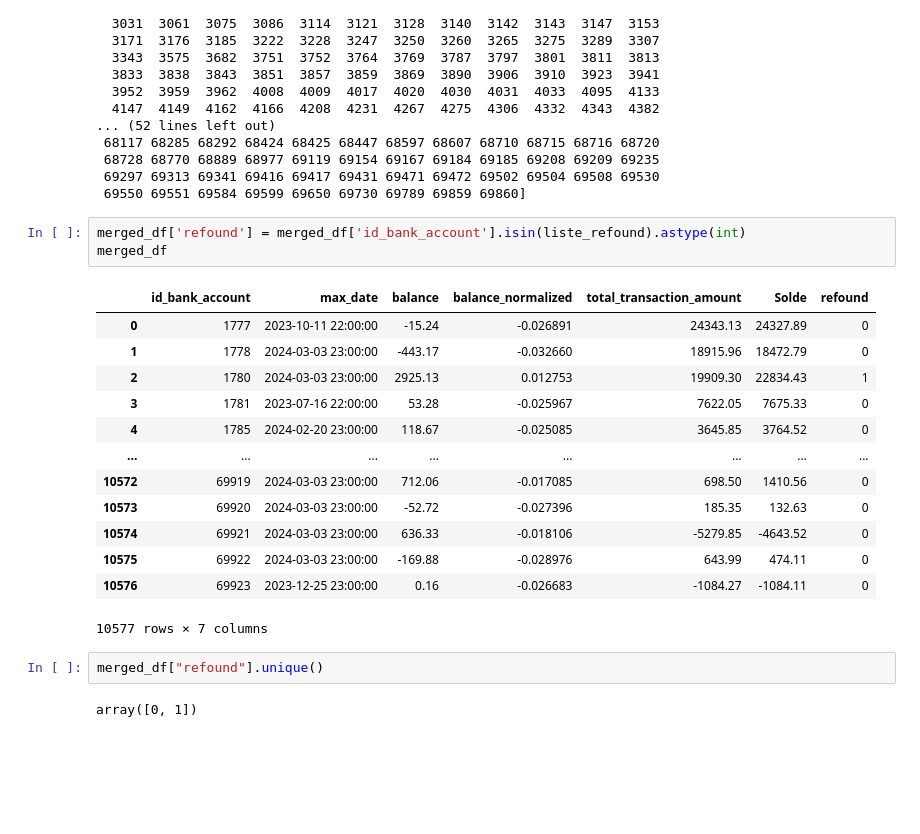
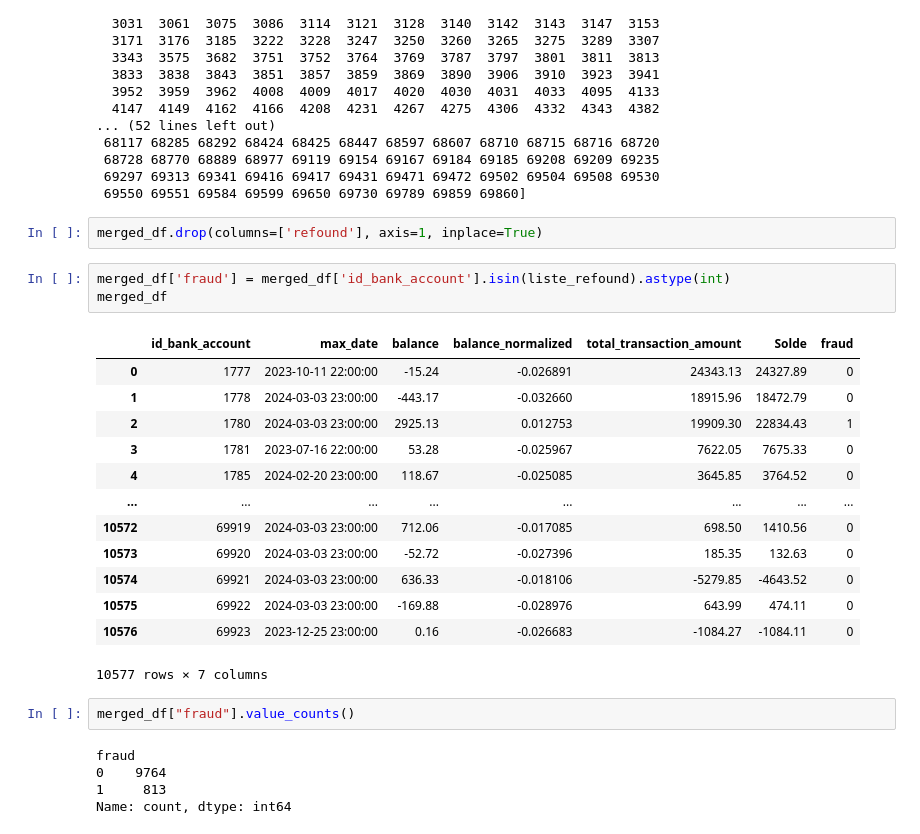
Before and after one commit to rouaabl/Projet-construction-d-un-score-d-octroi, a Jupyter notebook: start.ipynb, the cells around one changed output. Cells and saved outputs as stored; diff of their text form; blank space fills up the shorter version.

```diff
--- a/start.ipynb
+++ b/start.ipynb
@@ -426,11 +426,13 @@ print(liste_refound)
  68728 68770 68889 68977 69119 69154 69167 69184 69185 69208 69209 69235
  69297 69313 69341 69416 69417 69431 69471 69472 69502 69504 69508 69530
  69550 69551 69584 69599 69650 69730 69789 69859 69860]
+# %%
+merged_df.drop(columns=['refound'], axis=1, inplace=True)
 # %%
-merged_df['refound'] = merged_df['id_bank_account'].isin(liste_refound).astype(int)
+merged_df['fraud'] = merged_df['id_bank_account'].isin(liste_refound).astype(int)
 merged_df
 # %% [output]
-|  | id_bank_account | max_date | balance | balance_normalized | total_transaction_amount | Solde | refound |
+|  | id_bank_account | max_date | balance | balance_normalized | total_transaction_amount | Solde | fraud |
 | 0 | 1777 | 2023-10-11 22:00:00 | -15.24 | -0.026891 | 24343.13 | 24327.89 | 0 |
 | 1 | 1778 | 2024-03-03 23:00:00 | -443.17 | -0.032660 | 18915.96 | 18472.79 | 0 |
 | 2 | 1780 | 2024-03-03 23:00:00 | 2925.13 | 0.012753 | 19909.30 | 22834.43 | 1 |
@@ -444,6 +446,9 @@ merged_df
 | 10576 | 69923 | 2023-12-25 23:00:00 | 0.16 | -0.026683 | -1084.27 | -1084.11 | 0 |
 10577 rows × 7 columns
 # %%
-merged_df["refound"].unique()
+merged_df["fraud"].value_counts()
 # %% [output]
-array([0, 1])
+fraud
+0    9764
+1     813
+Name: count, dtype: int64
```
